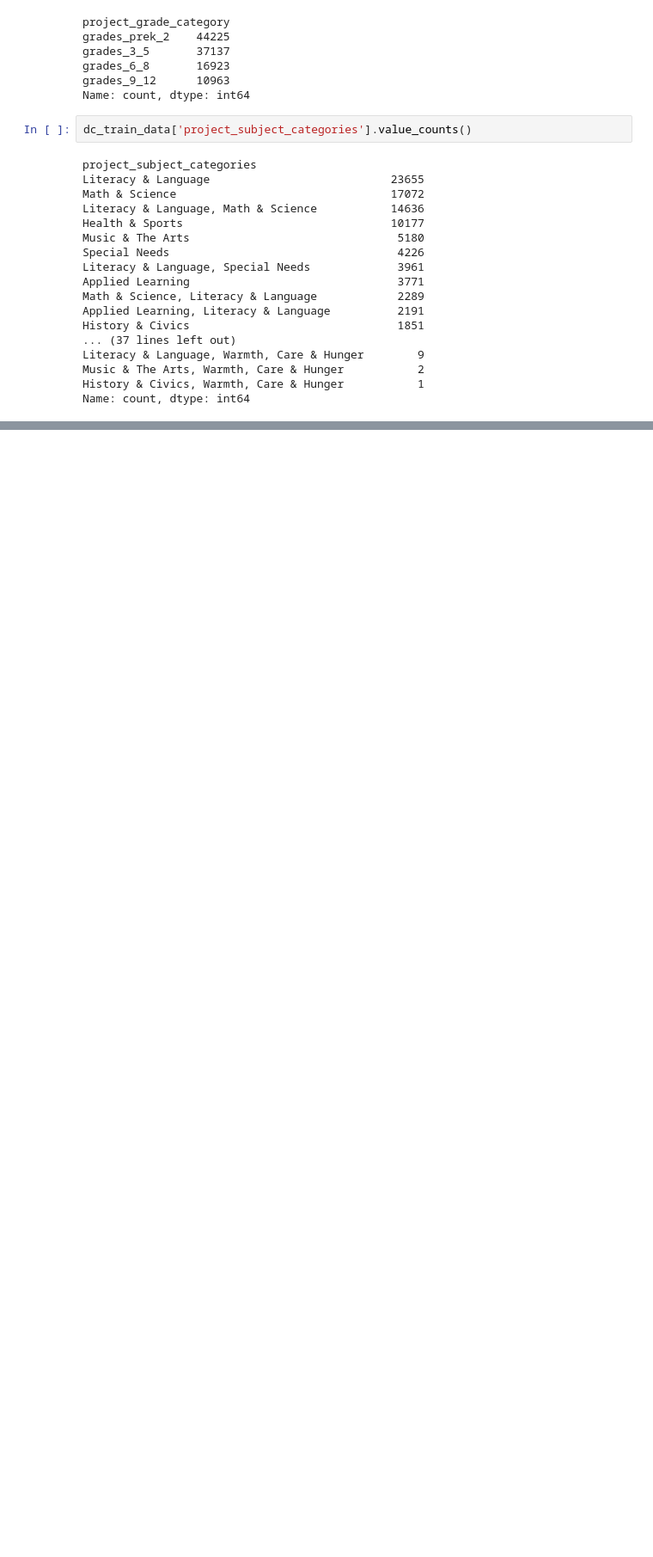
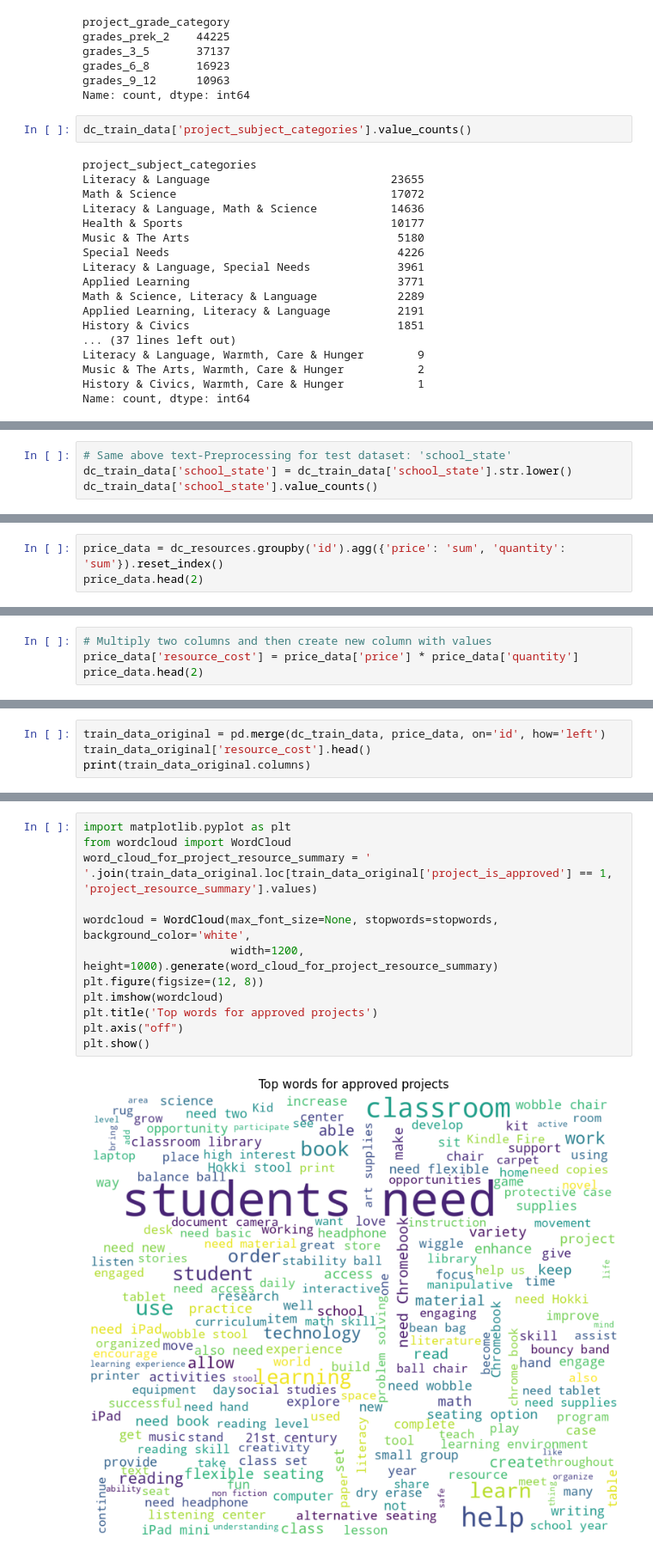
Before and after one commit to arutraj/ML_Basics, a Jupyter notebook: Rajavel_Sethupathi_DonorsChoose.ipynb, the cells around one changed output, grey strips where cells are left out. Shown: that part at 86% size. Drawn from its saved outputs; the diff is of its cells as text; blank space fills up the shorter version.

```diff
--- a/Rajavel_Sethupathi_DonorsChoose.ipynb
+++ b/Rajavel_Sethupathi_DonorsChoose.ipynb
@@ -159,0 +317,4 @@ Name: count, dtype: int64
+# %%
+# Same above text-Preprocessing for test dataset: 'school_state'
+dc_train_data['school_state'] = dc_train_data['school_state'].str.lower()
+dc_train_data['school_state'].value_counts()
@@ -159,0 +381,3 @@ Name: count, dtype: int64
+# %%
+price_data = dc_resources.groupby('id').agg({'price': 'sum', 'quantity': 'sum'}).reset_index()
+price_data.head(2)
@@ -159,0 +388,4 @@ Name: count, dtype: int64
+# %%
+# Multiply two columns and then create new column with values
+price_data['resource_cost'] = price_data['price'] * price_data['quantity']
+price_data.head(2)
@@ -159,0 +396,4 @@ Name: count, dtype: int64
+# %%
+train_data_original = pd.merge(dc_train_data, price_data, on='id', how='left')
+train_data_original['resource_cost'].head()
+print(train_data_original.columns)
@@ -159,0 +427,14 @@ Name: count, dtype: int64
+# %%
+import matplotlib.pyplot as plt
+from wordcloud import WordCloud
+word_cloud_for_project_resource_summary = ' '.join(train_data_original.loc[train_data_original['project_is_approved'] == 1, 'project_resource_summary'].values)
+
+wordcloud = WordCloud(max_font_size=None, stopwords=stopwords, background_color='white',
+                      width=1200, height=1000).generate(word_cloud_for_project_resource_summary)
+plt.figure(figsize=(12, 8))
+plt.imshow(wordcloud)
+plt.title('Top words for approved projects')
+plt.axis("off")
+plt.show()
+# %% [output]
+[figure, added]
```
Also changed, not shown: parts of 29 cells of this notebook.
